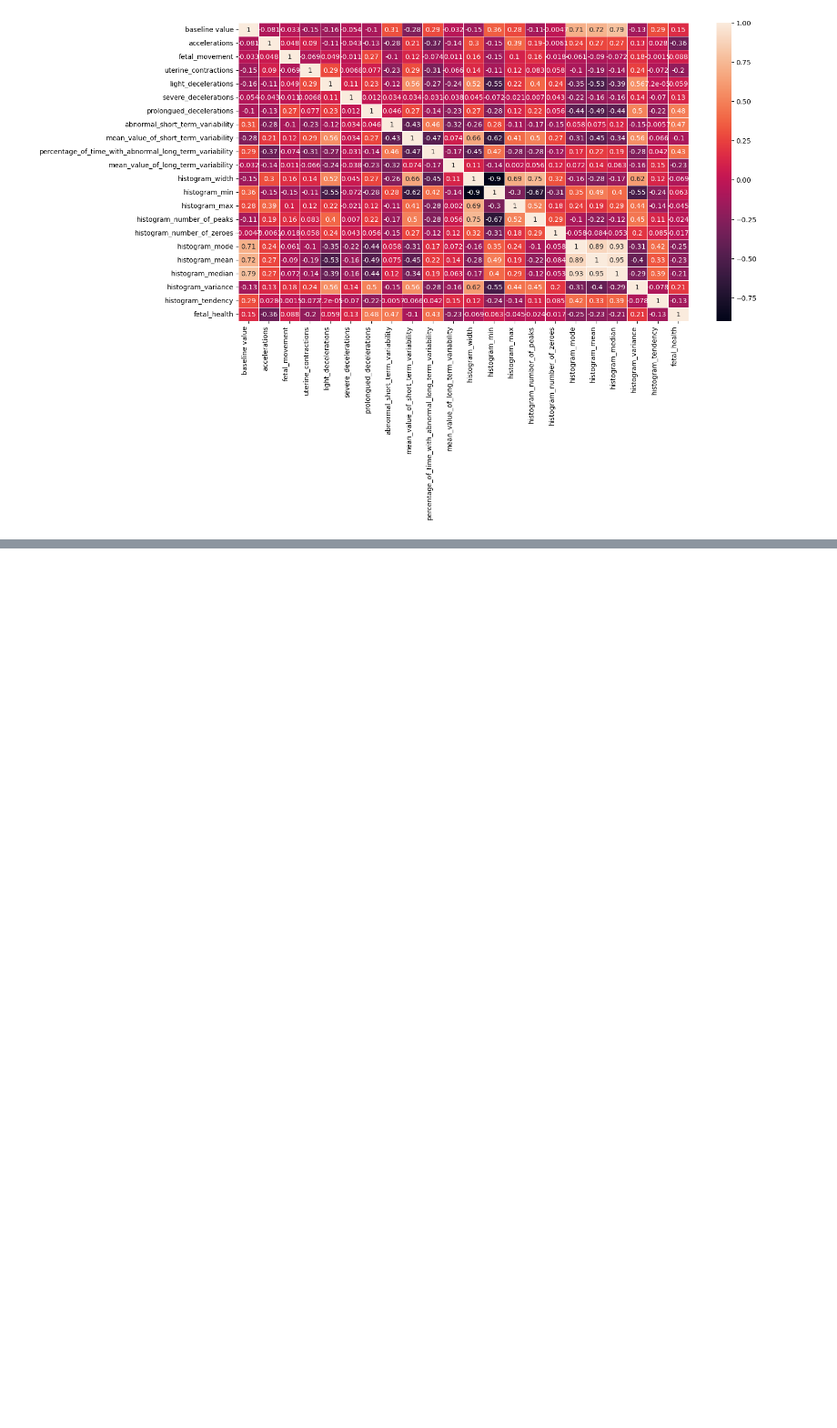
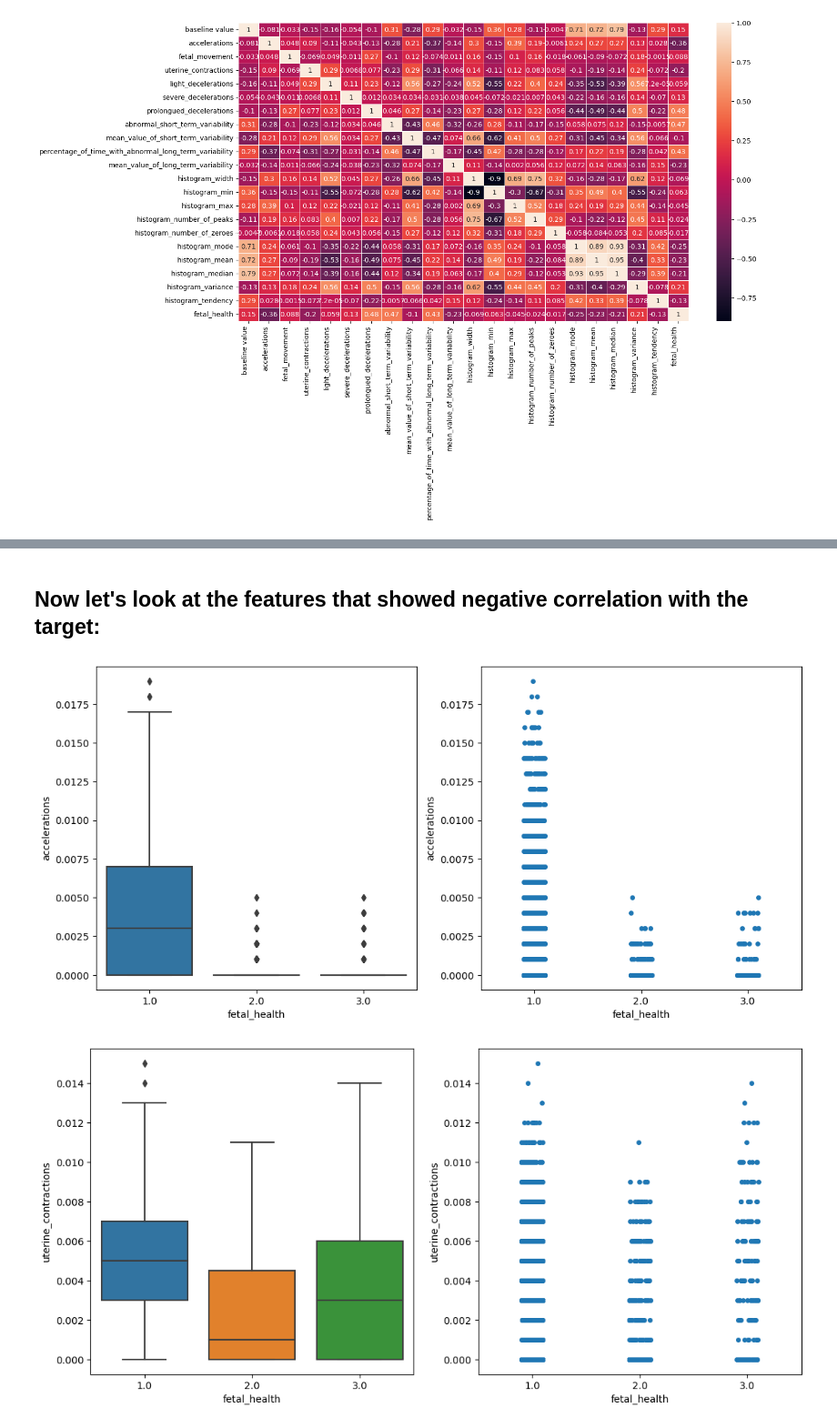
Before and after one commit to MSnellgrove/Springboard, a Jupyter notebook: Projects/Capstone Three/[Step 2] Capstone Three - Data Wrangling and EDA.ipynb, the cells around one changed output, grey strips where cells are left out. Shown at 91% size. Drawn from its saved outputs; the diff is of its cells as text; code cells hidden in the pictures; blank space fills up the shorter version.

```diff
--- a/Projects/Capstone Three/[Step 2] Capstone Three - Data Wrangling and EDA.ipynb
+++ b/Projects/Capstone Three/[Step 2] Capstone Three - Data Wrangling and EDA.ipynb
@@ -402,0 +287,11 @@ histogram_mode
+# %% [markdown]
+## Now let's look at the features that showed negative correlation with the target:
+# %%
+for col in neg_cor:
+    fig, ax = plt.subplots(1, 2, figsize = (13, 6))
+    sns.boxplot(x = 'fetal_health', y = col, data = data, ax = ax[0])
+    sns.stripplot(x = 'fetal_health', y = col, data = data, ax = ax[1])
+    plt.show()
+# %% [output]
+[figure, added]
+[figure, added]
```
Also changed, not shown: parts of 20 cells of this notebook.
